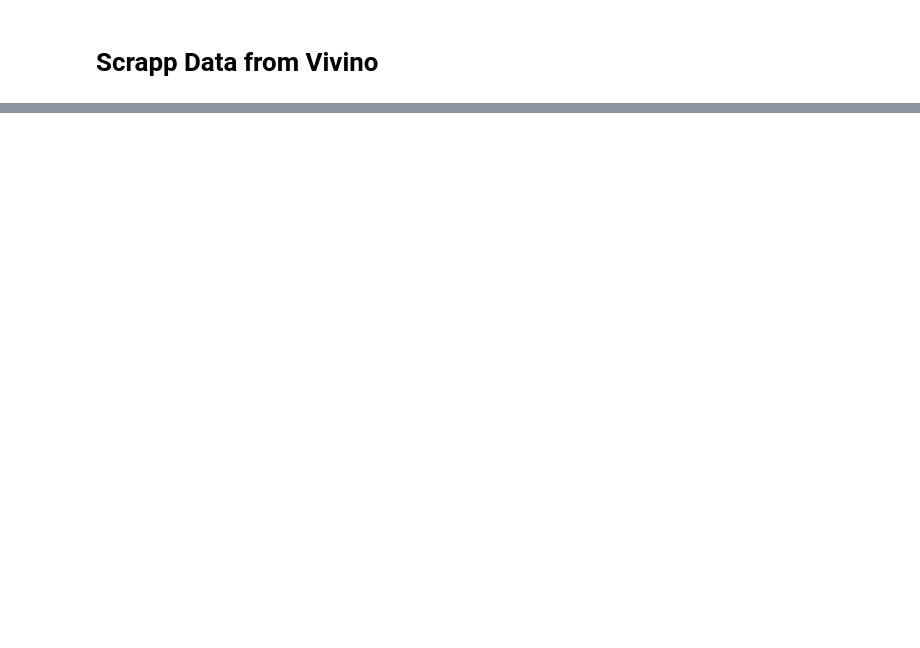
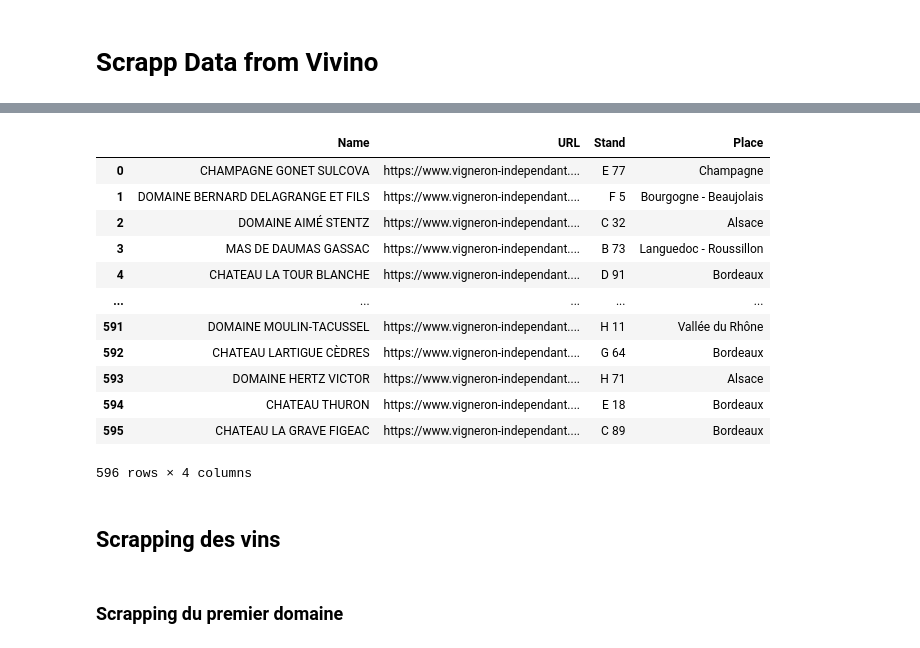
Before and after one commit to BenoitProst/API, a Jupyter notebook: Wine API.ipynb, the cells around one changed output, grey strips where cells are left out. Saved outputs shown, nothing was run; the diff lists cells and outputs as text; code cells hidden in the pictures; blank space fills up the shorter version.

Commit message:
Salon des vignerons indépendants

```diff
--- a/Wine API.ipynb
+++ b/Wine API.ipynb
@@ -60,0 +170,3 @@ readUrl
+# %%
+with open('data/wine_information.json', 'w') as f:
+    json.dump(wine_information['vintage'], f, indent=4)
@@ -60,0 +299,28 @@ readUrl
+# %%
+
+
+i = 0
+while i <= 200:
+
+    urlSVI = f"https://www.vigneron-independant.com/46%C3%A8me-salon-des-vins-des-vignerons-ind%C3%A9pendants-paris?page={i}"
+    headers = {
+        'User-Agent': 'Mozilla/5.0 (Windows NT 10.0; Win64; x64) AppleWebKit/537.36 (KHTML, like Gecko) Chrome/58.0.3029.110 Safari/537.3'}
+    response = requests.get(urlSVI, headers=headers)
+
+    soup = BeautifulSoup(response.text, 'html.parser')
+
+    result_bloks = soup.select('div.result-bloc.node.node-vigneron.search-result--internal')
+
+    if result_bloks == []:
+        break
+
+    for domaine in result_bloks:
+        result_names = domaine.find('div', class_='result-name')
+        names.append(result_names.find('a').get_text(strip=True))
+        urls.append('https://www.vigneron-independant.com'+result_names.find('a').get('href'))
+
+        result_stand = domaine.find('div', class_='result-show-stand')
+        stand.append(result_stand.get_text(strip=True))
+
+        result_place = domaine.find('div', class_='result-place')
+        place.append(result_place.get_text(strip=True))
@@ -60,0 +345,27 @@ readUrl
+# %%
+DomaineSVI_Informations = {
+    'Name': names,
+    'URL': urls,
+    'Stand' : stand,
+    'Place': place
+}
+
+dfDomaine = pd.DataFrame(DomaineSVI_Informations)
+# %%
+dfDomaine = dfDomaine.drop_duplicates()
+# %%
+dfDomaine
+# %% [output]
+|  | Name | URL | Stand | Place |
+| 0 | CHAMPAGNE GONET SULCOVA | https://www.vigneron-independant.... | E 77 | Champagne |
+| 1 | DOMAINE BERNARD DELAGRANGE ET FILS | https://www.vigneron-independant.... | F 5 | Bourgogne - Beaujolais |
+| 2 | DOMAINE AIMÉ STENTZ | https://www.vigneron-independant.... | C 32 | Alsace |
+| 3 | MAS DE DAUMAS GASSAC | https://www.vigneron-independant.... | B 73 | Languedoc - Roussillon |
+| 4 | CHATEAU LA TOUR BLANCHE | https://www.vigneron-independant.... | D 91 | Bordeaux |
+| ... | ... | ... | ... | ... |
+| 591 | DOMAINE MOULIN-TACUSSEL | https://www.vigneron-independant.... | H 11 | Vallée du Rhône |
+| 592 | CHATEAU LARTIGUE CÈDRES | https://www.vigneron-independant.... | G 64 | Bordeaux |
+| 593 | DOMAINE HERTZ VICTOR | https://www.vigneron-independant.... | H 71 | Alsace |
+| 594 | CHATEAU THURON | https://www.vigneron-independant.... | E 18 | Bordeaux |
+| 595 | CHATEAU LA GRAVE FIGEAC | https://www.vigneron-independant.... | C 89 | Bordeaux |
+596 rows × 4 columns
@@ -60,0 +377,4 @@ readUrl
+# %% [markdown]
+## Scrapping des vins
+# %% [markdown]
+### Scrapping du premier domaine
```
Also changed, not shown: parts of 51 cells of this notebook, 3 other files.
